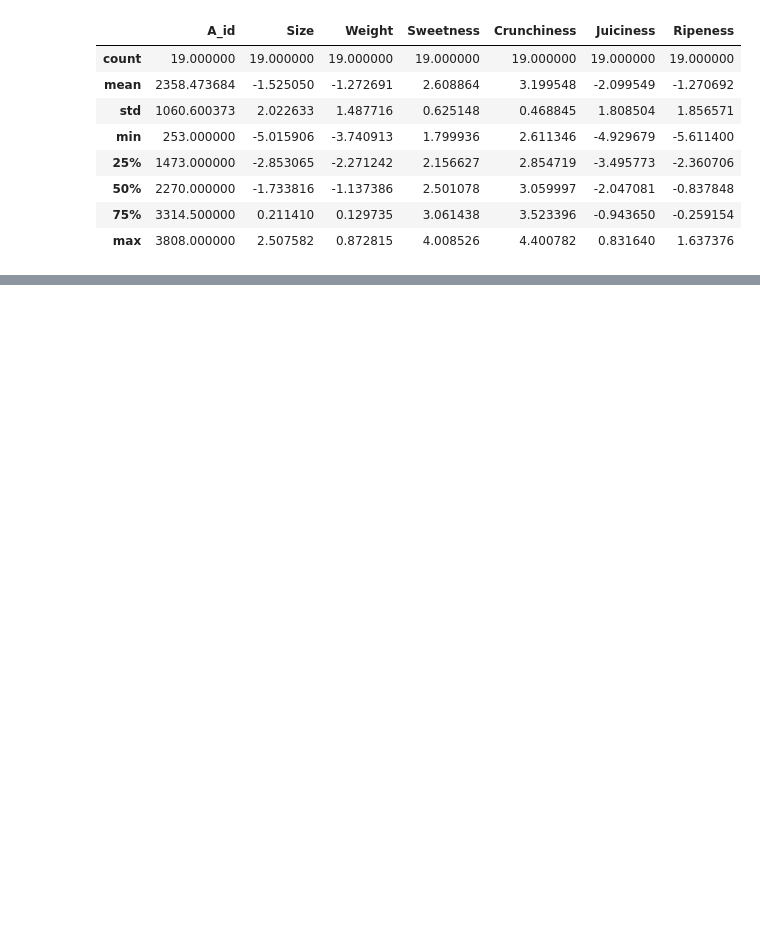
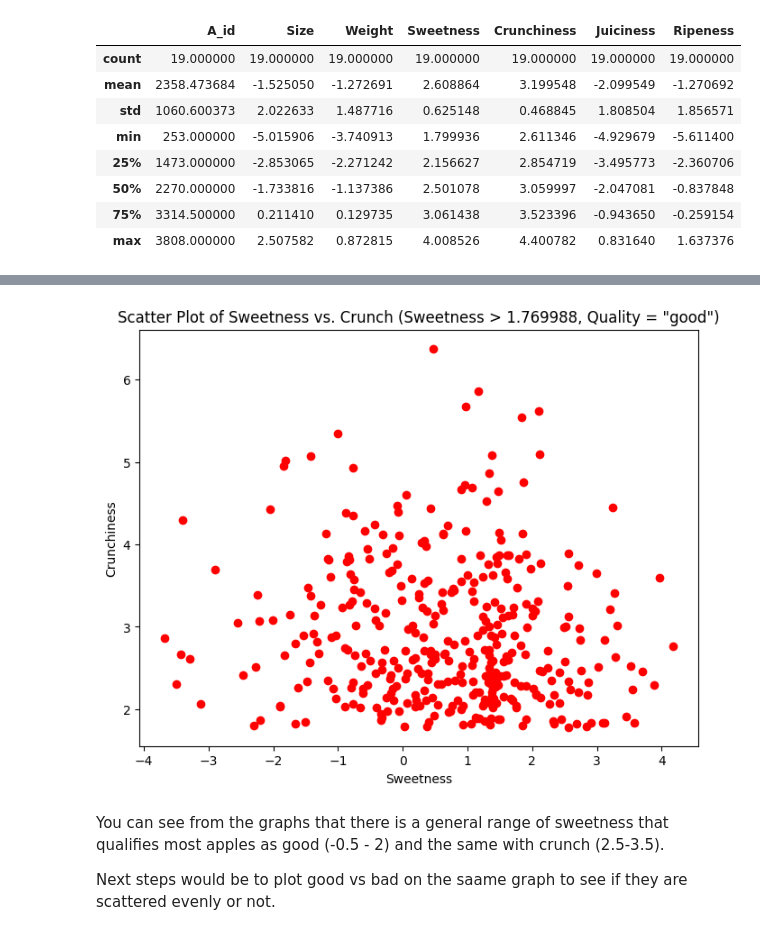
Before and after one commit to Vidado-DD/PythonPresentation, a Jupyter notebook: Apples.ipynb, the cells around one changed output, grey strips where cells are left out. Saved outputs shown, nothing was run; the diff lists cells and outputs as text; code cells hidden in the pictures; blank space fills up the shorter version.

```diff
--- a/Apples.ipynb
+++ b/Apples.ipynb
@@ -273,0 +299,20 @@ df.query('Quality == "bad" and Crunchiness >= 2.555178 and Sweetness >= 1.769988
+# %%
+filtered_df = df[(df['Sweetness'] > 1.769988) & (df['Quality'] == 'good')]
+
+x = filtered_df['Crunchiness']
+y = filtered_df['Sweetness']
+
+plt.figure(figsize=(8, 6))
+plt.scatter(x, y, c = "red")
+
+plt.xlabel('Sweetness')
+plt.ylabel('Crunchiness')
+plt.title('Scatter Plot of Sweetness vs. Crunch (Sweetness > 1.769988, Quality = "good")')
+
+plt.show()
+# %% [output]
+[figure, added]
+# %% [markdown]
+<p> You can see from the graphs that there is a general range of sweetness that qualifies most apples as good (-0.5 - 2) and the same with crunch (2.5-3.5).</p>
+
+<p>Next steps would be to plot good vs bad on the saame graph to see if they are scattered evenly or not. </p>
```
Also changed, not shown: parts of 6 cells of this notebook.
